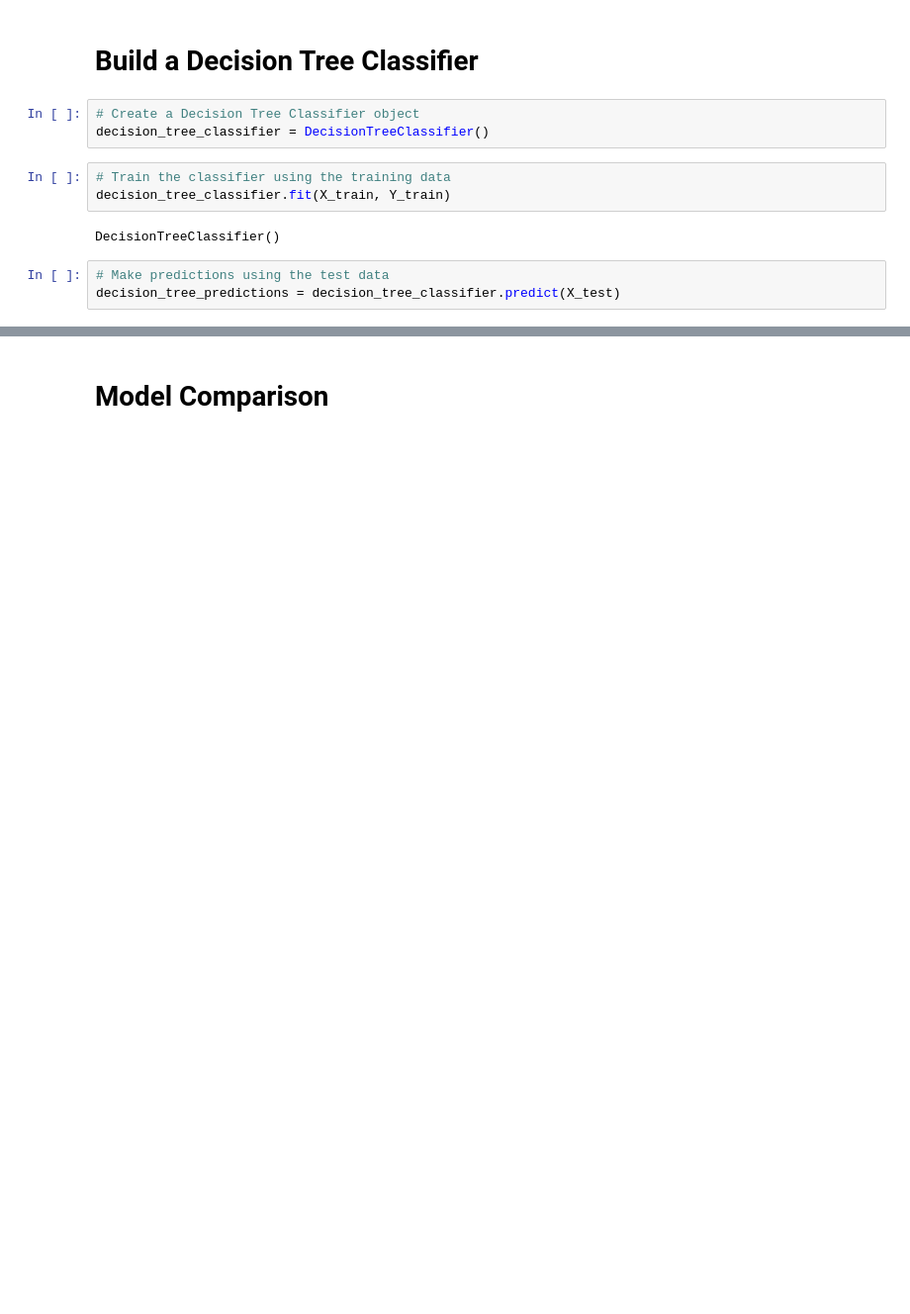
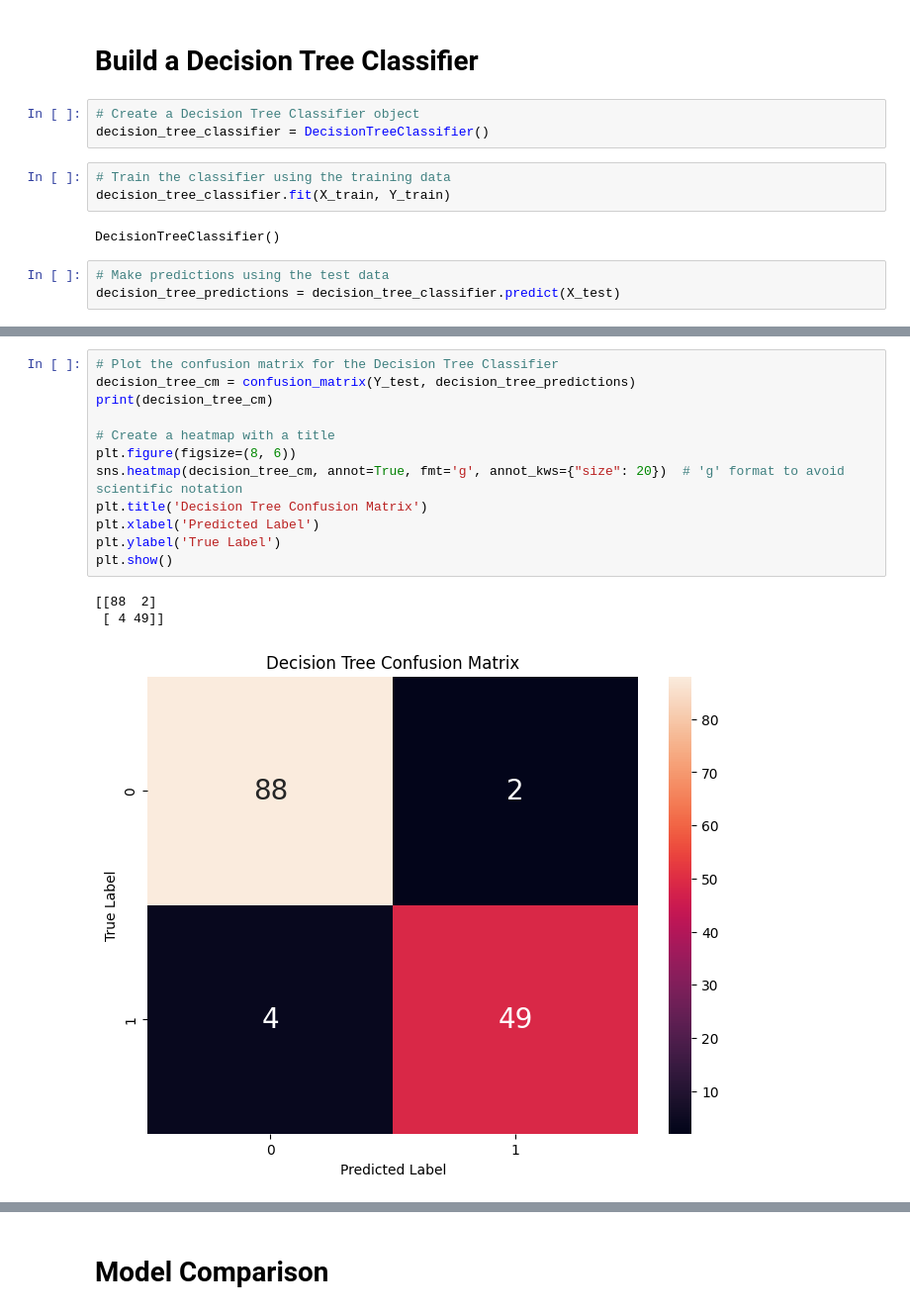
Before and after one commit to sweerasingha/breast_cancer_prediction, a Jupyter notebook: breast_cancer_prediction.ipynb, the cells around one changed output, grey strips where cells are left out. Shown at 99% size. Cells and saved outputs as stored; diff of their text form; blank space fills up the shorter version.

```diff
--- a/breast_cancer_prediction.ipynb
+++ b/breast_cancer_prediction.ipynb
@@ -251,0 +332,16 @@ Predicted Values (Decision Tree): [0 0 0 0 1 1 0 1 0 0 0 1 1 0 0 0 0 0 0 0 0 0 0
+# %%
+# Plot the confusion matrix for the Decision Tree Classifier
+decision_tree_cm = confusion_matrix(Y_test, decision_tree_predictions)
+print(decision_tree_cm)
+
+# Create a heatmap with a title
+plt.figure(figsize=(8, 6))
+sns.heatmap(decision_tree_cm, annot=True, fmt='g', annot_kws={"size": 20})  # 'g' format to avoid scientific notation
+plt.title('Decision Tree Confusion Matrix')
+plt.xlabel('Predicted Label')
+plt.ylabel('True Label')
+plt.show()
+# %% [output]
+[[88  2]
+ [ 4 49]]
+[figure, added]
```
Also changed, not shown: parts of 47 cells of this notebook.
